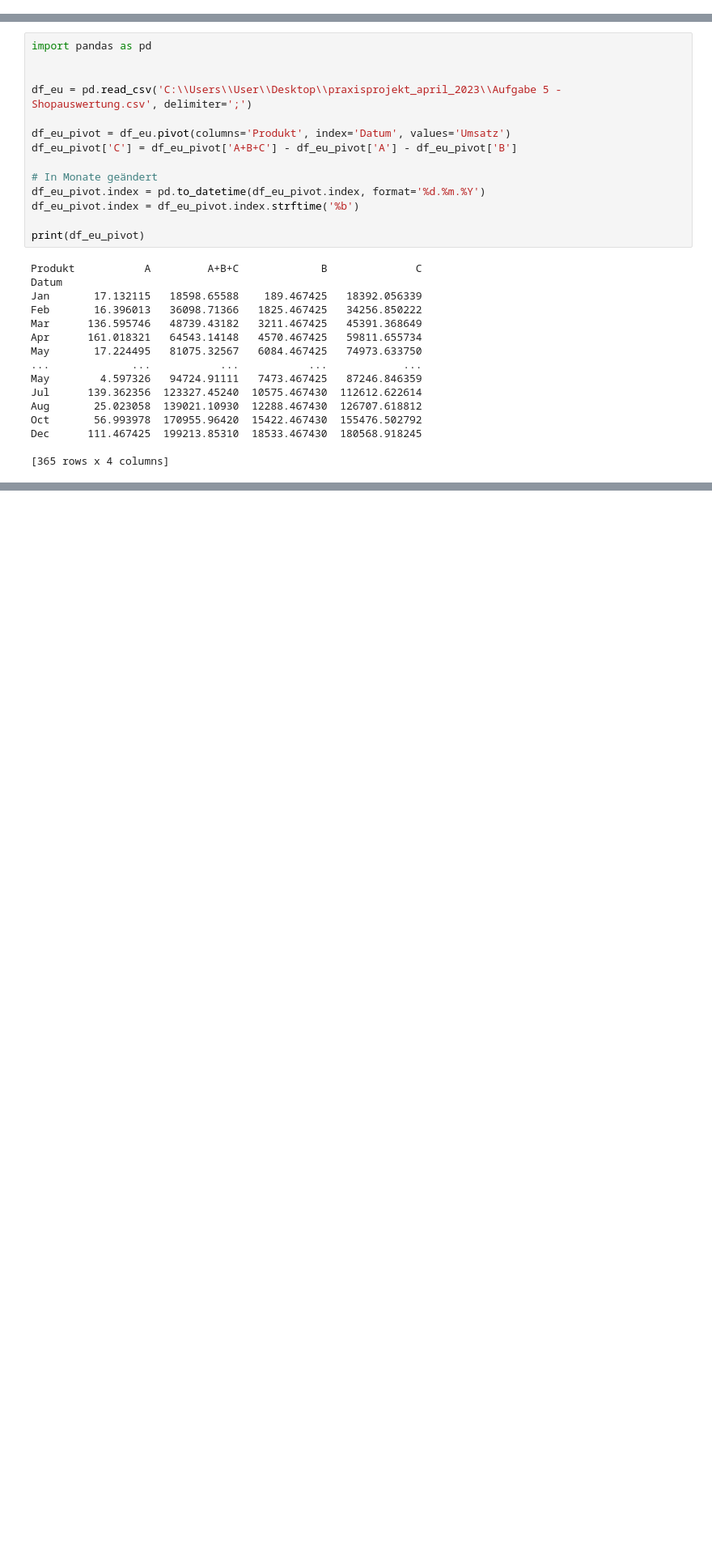
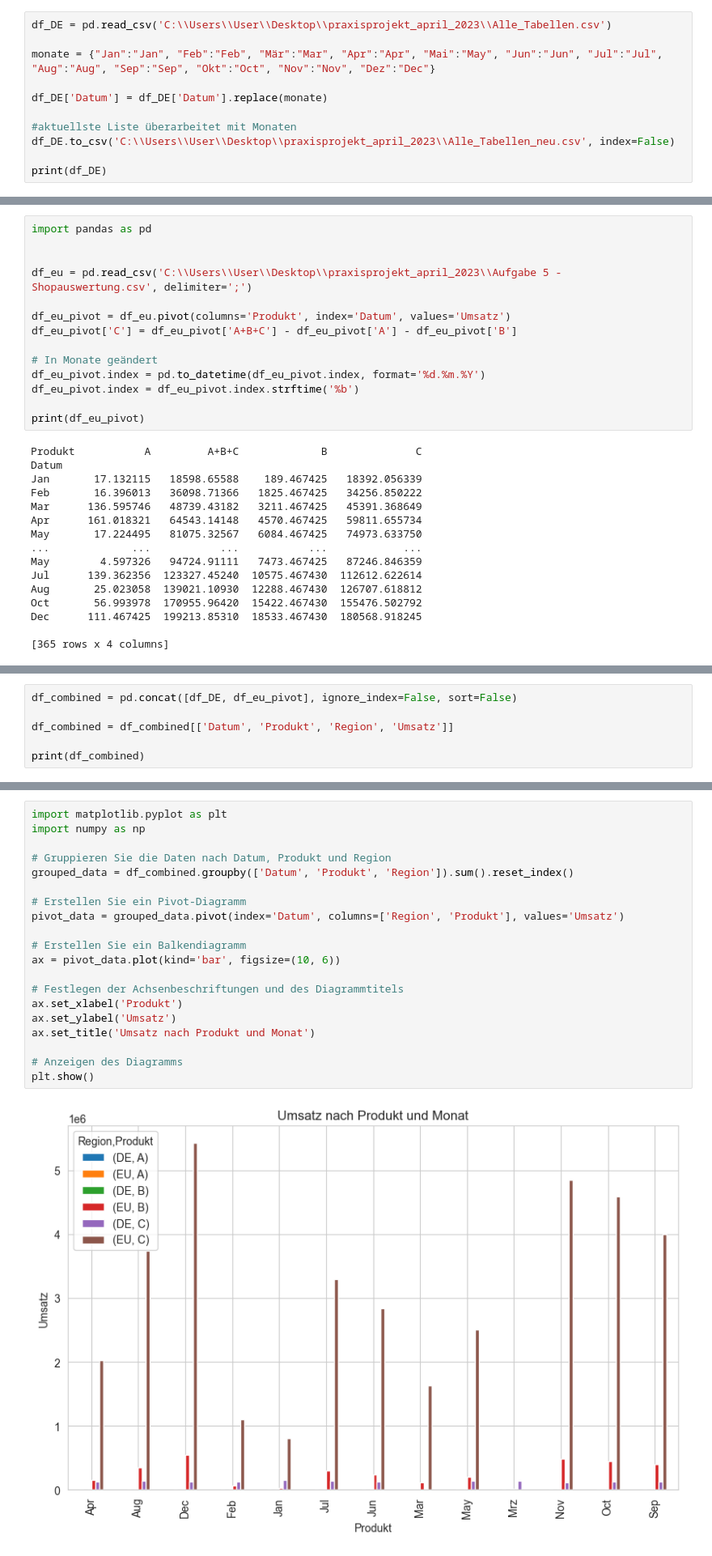
Before and after one commit to DataCraftAnca/Shop-Analyse, a Jupyter notebook: Shopauswertung_alle.ipynb, the cells around one changed output, grey strips where cells are left out. Shown at 81% size. Saved outputs shown, nothing was run; the diff lists cells and outputs as text; blank space fills up the shorter version.

Commit message:
Neuste Version, alle Listen zusammen

```diff
--- a/Shopauswertung_alle.ipynb
+++ b/Shopauswertung_alle.ipynb
@@ -49,0 +50,11 @@ df_combined.to_csv('C:\\Users\\User\\Desktop\\praxisprojekt_april_2023\\Alle_Tab
+# %%
+df_DE = pd.read_csv('C:\\Users\\User\\Desktop\\praxisprojekt_april_2023\\Alle_Tabellen.csv')
+
+monate = {"Jan":"Jan", "Feb":"Feb", "Mär":"Mar", "Apr":"Apr", "Mai":"May", "Jun":"Jun", "Jul":"Jul", "Aug":"Aug", "Sep":"Sep", "Okt":"Oct", "Nov":"Nov", "Dez":"Dec"}
+
+df_DE['Datum'] = df_DE['Datum'].replace(monate)
+
+#aktuellste Liste überarbeitet mit Monaten
+df_DE.to_csv('C:\\Users\\User\\Desktop\\praxisprojekt_april_2023\\Alle_Tabellen_neu.csv', index=False)
+
+print(df_DE)
@@ -177,0 +204,6 @@ df_eu_pivot
+# %%
+df_combined = pd.concat([df_DE, df_eu_pivot], ignore_index=False, sort=False)
+
+df_combined = df_combined[['Datum', 'Produkt', 'Region', 'Umsatz']]
+
+print(df_combined)
@@ -177,0 +228,22 @@ df_eu_pivot
+# %%
+import matplotlib.pyplot as plt
+import numpy as np
+
+# Gruppieren Sie die Daten nach Datum, Produkt und Region
+grouped_data = df_combined.groupby(['Datum', 'Produkt', 'Region']).sum().reset_index()
+
+# Erstellen Sie ein Pivot-Diagramm
+pivot_data = grouped_data.pivot(index='Datum', columns=['Region', 'Produkt'], values='Umsatz')
+
+# Erstellen Sie ein Balkendiagramm
+ax = pivot_data.plot(kind='bar', figsize=(10, 6))
+
+# Festlegen der Achsenbeschriftungen und des Diagrammtitels
+ax.set_xlabel('Produkt')
+ax.set_ylabel('Umsatz')
+ax.set_title('Umsatz nach Produkt und Monat')
+
+# Anzeigen des Diagramms
+plt.show()
+# %% [output]
+[figure, added]
```
Also changed, not shown: parts of 13 cells of this notebook.
